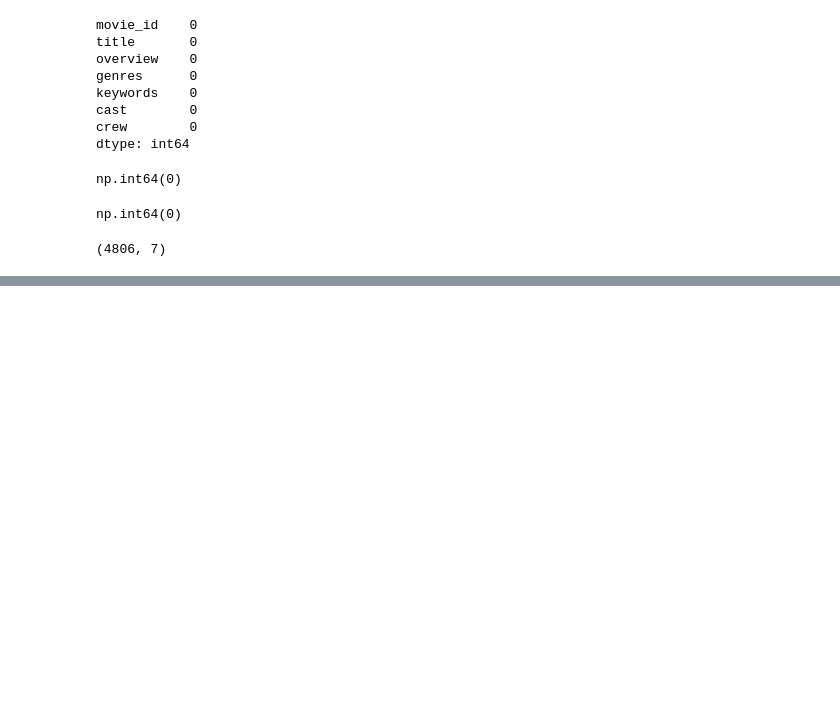
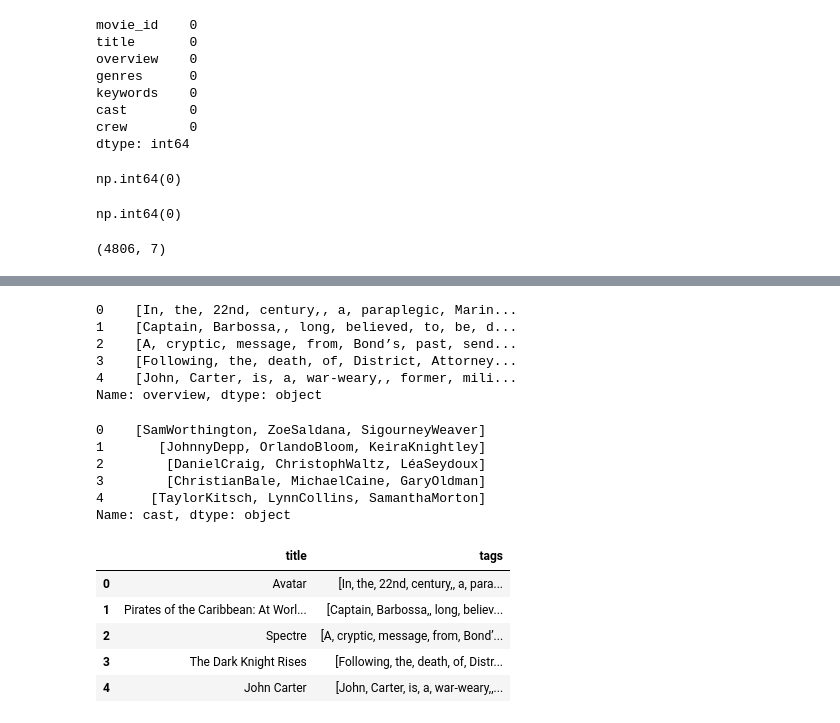
Before and after one commit to Parth32007/MoodFlix, a Jupyter notebook: notebooks/data_preprocessing.ipynb, the cells around one changed output, grey strips where cells are left out. Cells and saved outputs as stored; diff of their text form; code cells hidden in the pictures; blank space fills up the shorter version.

Commit message:
Implement feature engineering for movie recommendation

```diff
--- a/notebooks/data_preprocessing.ipynb
+++ b/notebooks/data_preprocessing.ipynb
@@ -214,0 +283,2 @@ movies.to_csv("../data/processed/clean_movies.csv", index=False)
+# %%
+movies['crew'] = movies['crew'].apply(fetch_director)
@@ -214,0 +294,53 @@ movies.to_csv("../data/processed/clean_movies.csv", index=False)
+# %%
+movies['overview'] = movies['overview'].apply(lambda x: x.split())
+# %%
+movies['overview'].head()
+# %% [output]
+0    [In, the, 22nd, century,, a, paraplegic, Marin...
+1    [Captain, Barbossa,, long, believed, to, be, d...
+2    [A, cryptic, message, from, Bond’s, past, send...
+3    [Following, the, death, of, District, Attorney...
+4    [John, Carter, is, a, war-weary,, former, mili...
+Name: overview, dtype: object
+# %%
+movies['genres'] = movies['genres'].apply(
+    lambda x: [i.replace(" ", "") for i in x]
+)
+
+movies['keywords'] = movies['keywords'].apply(
+    lambda x: [i.replace(" ", "") for i in x]
+)
+
+movies['cast'] = movies['cast'].apply(
+    lambda x: [i.replace(" ", "") for i in x]
+)
+
+movies['crew'] = movies['crew'].apply(
+    lambda x: [i.replace(" ", "") for i in x]
+)
+# %%
+movies['cast'].head()
+# %% [output]
+0    [SamWorthington, ZoeSaldana, SigourneyWeaver]
+1       [JohnnyDepp, OrlandoBloom, KeiraKnightley]
+2        [DanielCraig, ChristophWaltz, LéaSeydoux]
+3        [ChristianBale, MichaelCaine, GaryOldman]
+4      [TaylorKitsch, LynnCollins, SamanthaMorton]
+Name: cast, dtype: object
+# %%
+movies['tags'] = (
+    movies['overview']
+    + movies['genres']
+    + movies['keywords']
+    + movies['cast']
+    + movies['crew']
+)
+# %%
+movies[['title', 'tags']].head()
+# %% [output]
+|  | title | tags |
+| 0 | Avatar | [In, the, 22nd, century,, a, para... |
+| 1 | Pirates of the Caribbean: At Worl... | [Captain, Barbossa,, long, believ... |
+| 2 | Spectre | [A, cryptic, message, from, Bond’... |
+| 3 | The Dark Knight Rises | [Following, the, death, of, Distr... |
+| 4 | John Carter | [John, Carter, is, a, war-weary,,... |
```
Also changed, not shown: parts of 11 cells of this notebook.
